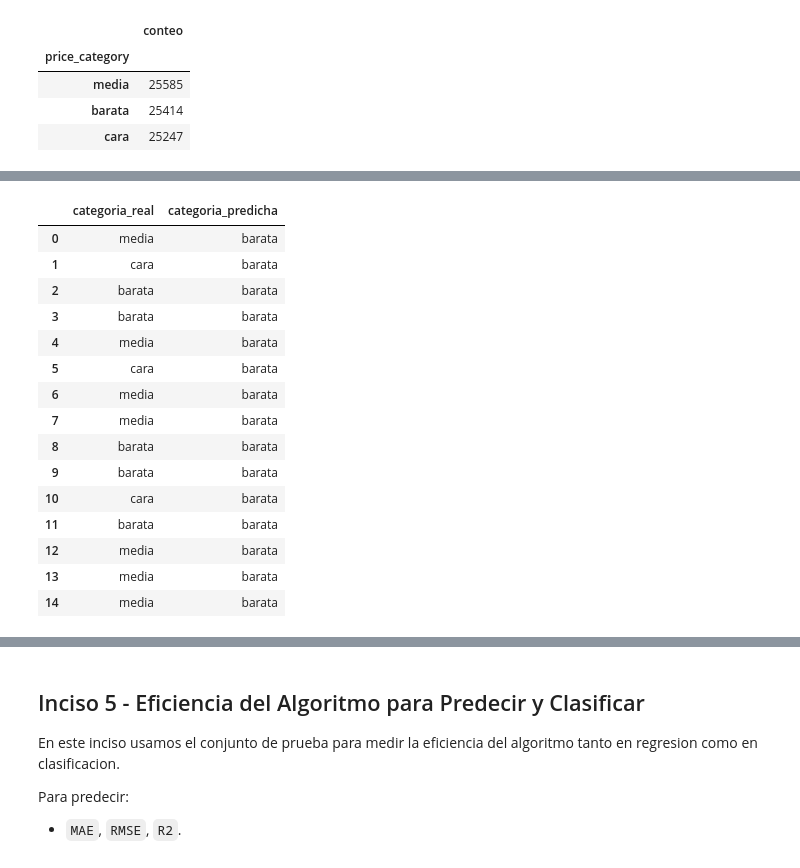
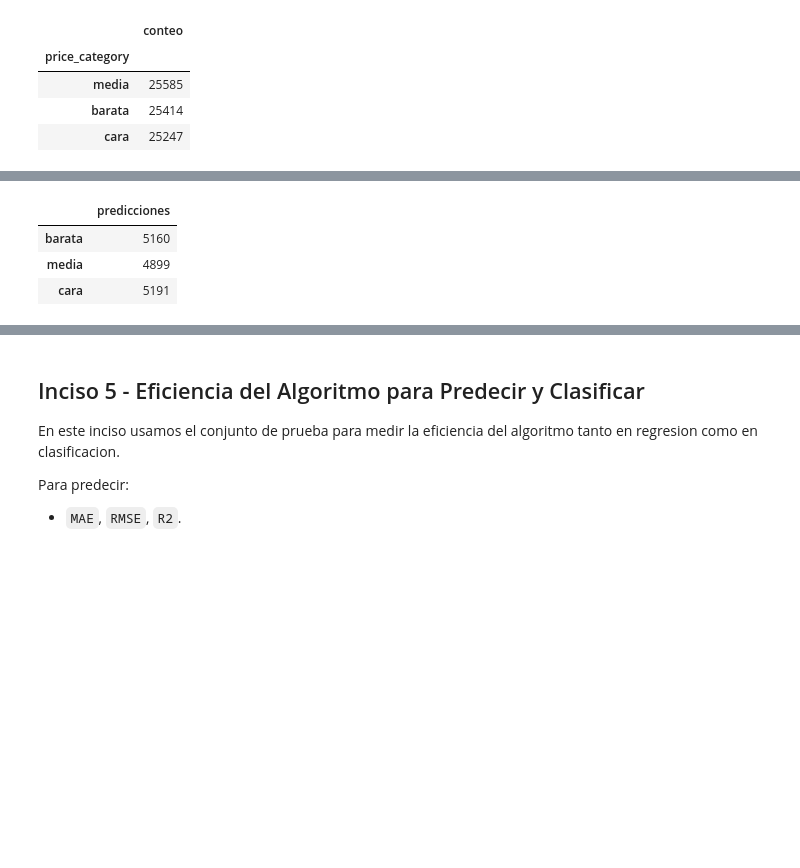
Before and after one commit to nicoCT04/lab5-MD, a Jupyter notebook: lab5_naive_bayes.ipynb, the cells around one changed output, grey strips where cells are left out. Saved outputs shown, nothing was run; the diff lists cells and outputs as text; code cells hidden in the pictures; blank space fills up the shorter version.

```diff
--- a/lab5_naive_bayes.ipynb
+++ b/lab5_naive_bayes.ipynb
@@ -649,8 +809,7 @@ Como en el dataset no existe una columna ya creada para `barata`, `media` y `car
 
 Para evitar fuga de informacion, los puntos de corte se calculan **solo con el conjunto de entrenamiento** y luego se aplican tambien al conjunto de prueba.
 # %%
-train_price_for_bins = y_price.loc[X_train.index]
-q1, q2 = train_price_for_bins.quantile([1 / 3, 2 / 3])
+q1, q2 = y_train_price.quantile([1 / 3, 2 / 3])
 
 df_model["price_category"] = pd.cut(
     df_model["price_num"],
@@ -660,8 +819,18 @@ df_model["price_category"] = pd.cut(
 )
 
 y_class = df_model["price_category"]
-y_train_class = y_class.loc[X_train.index]
-y_test_class = y_class.loc[X_test.index]
+y_train_class = pd.cut(
+    y_train_price,
+    bins=[-np.inf, q1, q2, np.inf],
+    labels=["barata", "media", "cara"],
+    include_lowest=True,
+)
+y_test_class = pd.cut(
+    y_test_price,
+    bins=[-np.inf, q1, q2, np.inf],
+    labels=["barata", "media", "cara"],
+    include_lowest=True,
+)
 
 print(f"Corte 1 (barata/media): {q1:.2f}")
 print(f"Corte 2 (media/cara): {q2:.2f}")
@@ -718,11 +888,49 @@ Passing `palette` without assigning `hue` is deprecated and will be removed in v
 # %%
-X_train_cls_imp = X_train_imp.copy()
-X_test_cls_imp = X_test_imp.copy()
+nb_classification_preprocessor = ColumnTransformer(
+    [
+        ("cat", OneHotEncoder(handle_unknown="ignore"), categorical_columns),
+        (
+            "num",
+            Pipeline(
+                [
+                    ("imputer", SimpleImputer(strategy="median")),
+                    (
+                        "kbins",
+                        KBinsDiscretizer(
+                            n_bins=5,
+                            encode="onehot-dense",
+                            strategy="quantile",
+                            quantile_method="averaged_inverted_cdf",
+                        ),
+                    ),
+                ]
+            ),
+            numerical_columns,
+        ),
+    ]
+)
 
-nb_classifier = GaussianNB()
-nb_classifier.fit(X_train_cls_imp, y_train_class)
+with warnings.catch_warnings():
+    warnings.filterwarnings("ignore", message="Bins whose width are too small.*")
+    warnings.filterwarnings(
+        "ignore",
+        message="Feature .* is constant and will be replaced with 0.",
+    )
+    X_train_cls = nb_classification_preprocessor.fit_transform(X_train)
+    X_test_cls = nb_classification_preprocessor.transform(X_test)
 
-y_pred_class = nb_classifier.predict(X_test_cls_imp)
+nb_classifier = BernoulliNB()
+nb_classifier.fit(X_train_cls, y_train_class)
+
+y_pred_class = nb_classifier.predict(X_test_cls)
+predicted_class_counts = (
+    pd.Series(y_pred_class)
+    .value_counts()
+    .reindex(["barata", "media", "cara"], fill_value=0)
+)
+
+print("Categorias predichas por el clasificador:")
+display(predicted_class_counts.to_frame(name="predicciones"))
 
 classification_preview = pd.DataFrame(
     {
@@ -736,16 +945,4 @@ display(classification_preview.head(15))
-|  | categoria_real | categoria_predicha |
-| 0 | media | barata |
-| 1 | cara | barata |
-| 2 | barata | barata |
-| 3 | barata | barata |
-| 4 | media | barata |
-| 5 | cara | barata |
-| 6 | media | barata |
-| 7 | media | barata |
-| 8 | barata | barata |
-| 9 | barata | barata |
-| 10 | cara | barata |
-| 11 | barata | barata |
-| 12 | media | barata |
-| 13 | media | barata |
-| 14 | media | barata |
+|  | predicciones |
+| barata | 5160 |
+| media | 4899 |
+| cara | 5191 |
```
Also changed, not shown: parts of 17 cells of this notebook.
